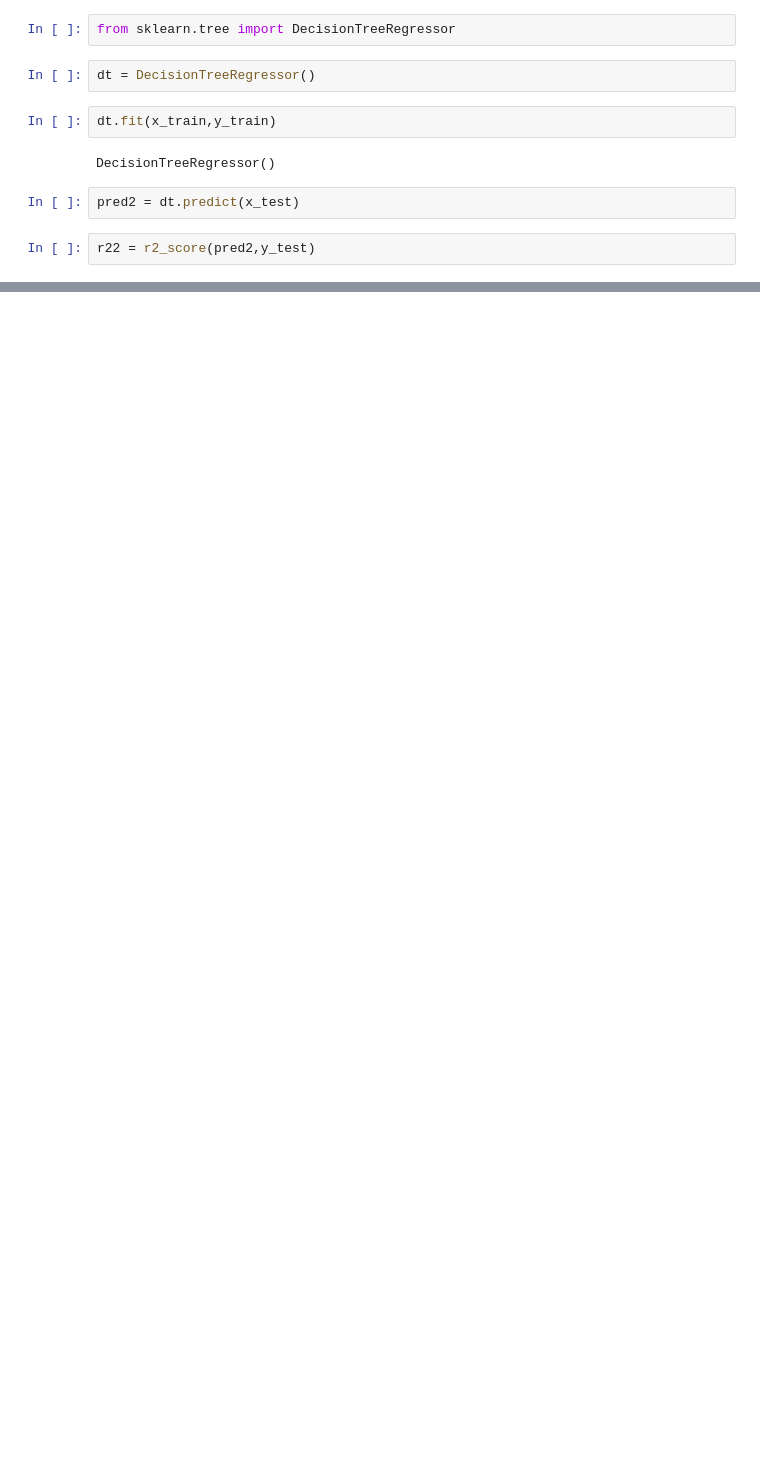
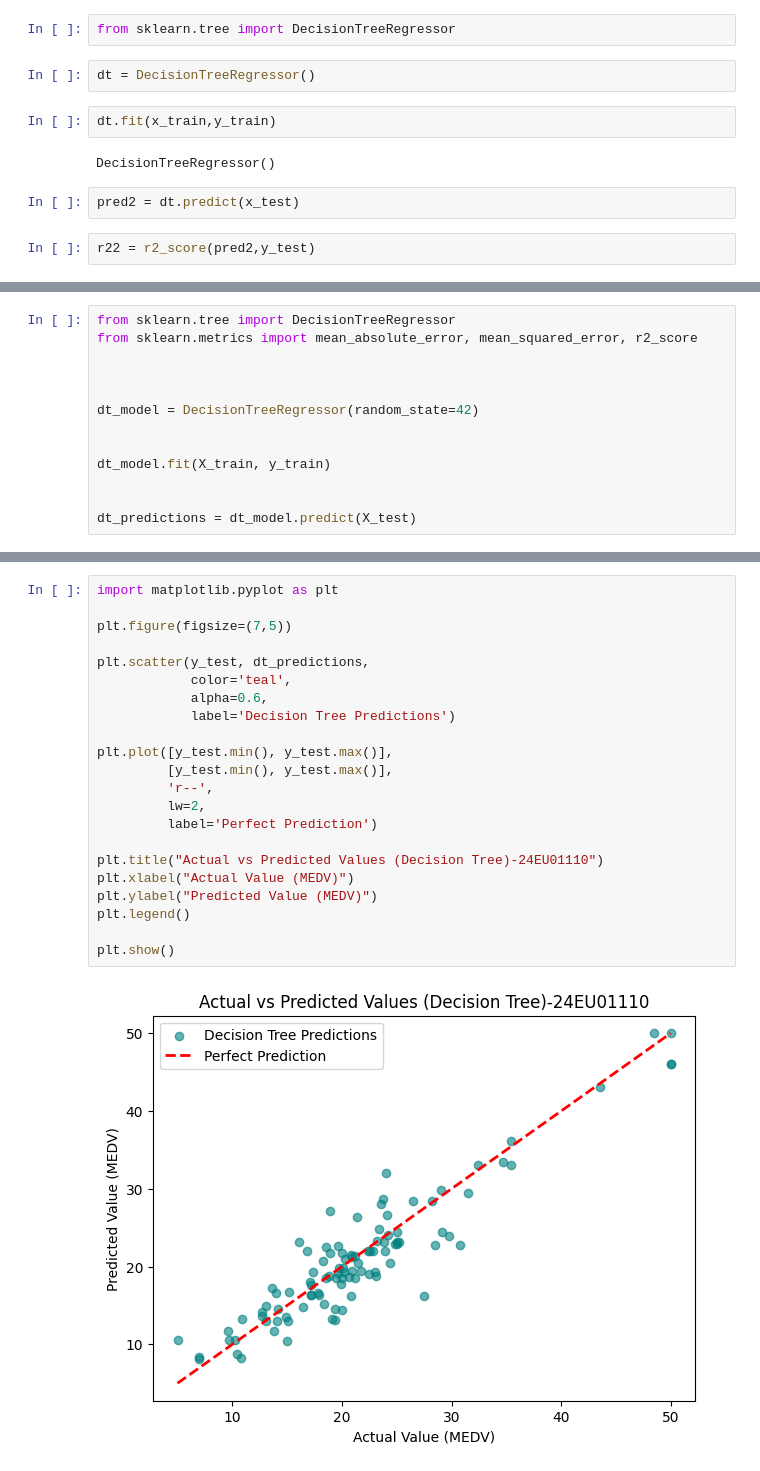
Before and after one commit to kowsik-pro/ml, a Jupyter notebook: exp4.ipynb, the cells around one changed output, grey strips where cells are left out. Cells and saved outputs as stored; diff of their text form; blank space fills up the shorter version.

```diff
--- a/exp4.ipynb
+++ b/exp4.ipynb
@@ -151,0 +322,13 @@ r22
+# %%
+from sklearn.tree import DecisionTreeRegressor
+from sklearn.metrics import mean_absolute_error, mean_squared_error, r2_score
+
+
+
+dt_model = DecisionTreeRegressor(random_state=42)
+
+
+dt_model.fit(X_train, y_train)
+
+
+dt_predictions = dt_model.predict(X_test)
@@ -151,0 +357,24 @@ r22
+# %%
+import matplotlib.pyplot as plt
+
+plt.figure(figsize=(7,5))
+
+plt.scatter(y_test, dt_predictions,
+            color='teal',
+            alpha=0.6,
+            label='Decision Tree Predictions')
+
+plt.plot([y_test.min(), y_test.max()],
+         [y_test.min(), y_test.max()],
+         'r--',
+         lw=2,
+         label='Perfect Prediction')
+
+plt.title("Actual vs Predicted Values (Decision Tree)-24EU01110")
+plt.xlabel("Actual Value (MEDV)")
+plt.ylabel("Predicted Value (MEDV)")
+plt.legend()
+
+plt.show()
+# %% [output]
+[figure, added]
```
Also changed, not shown: parts of 36 cells of this notebook.
